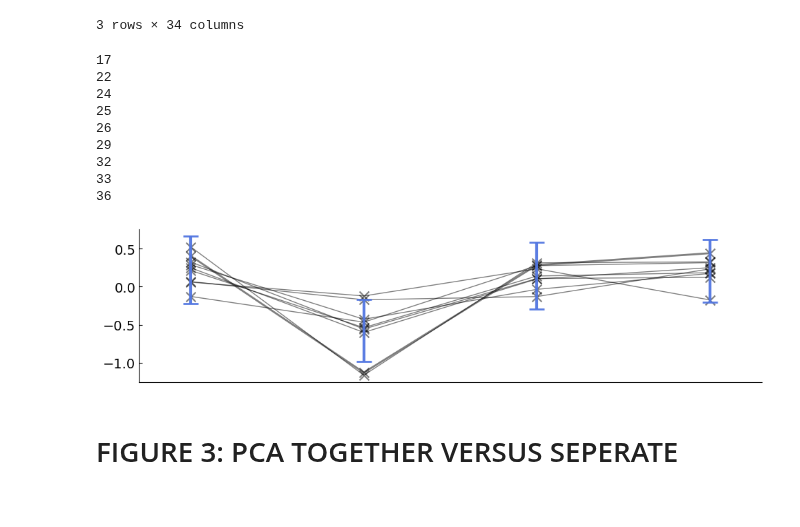
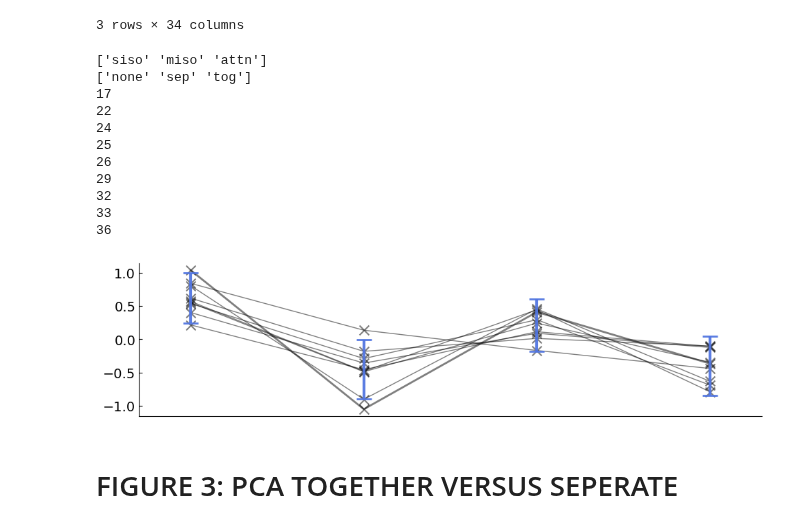
Before and after one commit to mayolabvision/NeuralDecoding, a Jupyter notebook: analyses/etra_plots.ipynb, the cells around one changed output. Drawn from its saved outputs; the diff is of its cells as text; code cells hidden in the pictures.

Commit message:
trying velocity for etra

```diff
--- a/analyses/etra_plots.ipynb
+++ b/analyses/etra_plots.ipynb
@@ -907,10 +907,10 @@ for s,sess in enumerate(df['sess'].unique()):
 
     if mt_only.shape[0] ==0 or fef_only.shape[0] ==0:
         continue
-    #print(sess)
+    print(sess)
     mt_fef_s, mt_fef_p = signif_test(mt_only, fef_only)
 
-    #print(mt_fef_s)
+    print(mt_fef_s)
     #print(mt_mtfef_s)
     #print(fef_mtfef_s)
     #print(blah)
@@ -926,7 +926,7 @@ for s,sess in enumerate(df['sess'].unique()):
         alph = 1
     elif mt_fef_p < 0.05:
         col = 'gray'
-        alph = 0.9
+        alph = 1.9
     else:
         col = 'gray'
         alph = 0.5
@@ -951,14 +951,13 @@ for s,sess in enumerate(df['sess'].unique()):
 means_all = np.array(means_all)
 
 ss, pp = signif_test(means_all[:,1], means_all[:,2])
-print(ss)
-print(pp)
+
 
 #print(np.nanstd(np.array(means_all),axis=0)*10)
 
-ax.axhline(y=np.nanmean(means_all,axis=0)[0], color=etra_cols[0], linestyle='-', linewidth=np.nanstd(np.array(means_all),axis=0)[0]*10, alpha=0.5, zorder=0)
-ax.axhline(y=np.nanmean(means_all,axis=0)[1], color=etra_cols[1], linestyle='-', linewidth=np.nanstd(np.array(means_all),axis=0)[1]*10, alpha=0.5, zorder=0)
-ax.axhline(y=np.nanmean(means_all,axis=0)[2], color=etra_cols[2], linestyle='-', linewidth=np.nanstd(np.array(means_all),axis=0)[2]*10, alpha=0.5, zorder=0)
+#ax.axhline(y=np.nanmean(means_all,axis=0)[0], color=etra_cols[0], linestyle='-', linewidth=np.nanstd(np.array(means_all),axis=0)[0]*10, alpha=0.5, zorder=0)
+#ax.axhline(y=np.nanmean(means_all,axis=0)[1], color=etra_cols[1], linestyle='-', linewidth=np.nanstd(np.array(means_all),axis=0)[1]*10, alpha=0.5, zorder=0)
+#ax.axhline(y=np.nanmean(means_all,axis=0)[2], color=etra_cols[2], linestyle='-', linewidth=np.nanstd(np.array(means_all),axis=0)[2]*10, alpha=0.5, zorder=0)
 
 #print(df.loc[(df['nFEF']==0)][val].values.mean())
 #print(df.loc[(df['nMT']==0)][val].values.mean())
@@ -1002,21 +1019,24 @@ def normalize(group):
     return (group - min_val) / (max_val - min_val)
 
 # Calculate z-score separately for each value of "sess"
-df['z_score'] = df.loc[(df['line']>=30)].groupby('sess')['R2_test_mn'].transform(calculate_z_score)
+df['z_score'] = df.loc[(df['line']>=30)].groupby('sess')['rho_test_mn'].transform(calculate_z_score)
 df['normalized'] = df.groupby('sess')['R2_test_mn'].transform(normalize)
 
 val = 'z_score'
+
+print(df['inputLayers'].unique())
+print(df['pcaFlag'].unique())
 
 #for c, kin in enumerate(df['output'].unique()):
 for s,sess in enumerate(df['sess'].unique()):
     si = df.loc[(df['inputLayers']=='siso') & (df['pcaFlag']=='none') & (df['line']>=30) & (df['sess']==sess) & (df['nFEF']!=0) & (df['nMT']!=0)][val].values
     mi = df.loc[(df['inputLayers']=='miso') & (df['pcaFlag']=='none') & (df['line']>=30) & (df['sess']==sess) & (df['nFEF']!=0) & (df['nMT']!=0)][val].values
-    pc = df.loc[(df['inputLayers']=='siso') & (df['pcaFlag']=='tog') & (df['line']>=30) & (df['sess']==sess) & (df['nFEF']!=0) & (df['nMT']!=0)][val].values
-    atn = df.loc[(df['inputLayers']=='siso') & (df['pcaFlag']=='sep') & (df['line']>=30) & (df['sess']==sess) & (df['nFEF']!=0) & (df['nMT']!=0)][val].values
+    pc = df.loc[(df['inputLayers']=='siso') & (df['pcaFlag']=='sep') & (df['line']>=30) & (df['sess']==sess) & (df['nFEF']!=0) & (df['nMT']!=0)][val].values
+    atn = df.loc[(df['inputLayers']=='attn') & (df['pcaFlag']=='none') & (df['line']>=30) & (df['sess']==sess) & (df['nFEF']!=0) & (df['nMT']!=0)][val].values
 
     #mtfef = df.loc[(df['sess']==sess) & (df['nMT']!=0) & (df['nFEF']!=0)][val].values
 
-    if si.shape[0] ==0 or mi.shape[0] ==0:
+    if si.shape[0] ==0 or mi.shape[0] ==0 or pc.shape[0] == 0 or atn.shape[0]==0:
         continue
     print(sess)
     #si_mi_s, si_mi_p = signif_test(si, mi)
@@ -1030,6 +1050,8 @@ for s,sess in enumerate(df['sess'].unique()):
     means=([np.mean(si),np.mean(mi),np.mean(pc),np.mean(atn)])
     #err=([np.std(mi)*np.sqrt(1./n+1./(n-1)),np.std(mi)*np.sqrt(1./n+1./(n-1))])
 
+    ind = np.arange(len(means))
+
     ax.scatter(np.arange(len(means)),means,color='black',alpha=0.5,marker='x',s=100,zorder=2)
 
     if sess==29:
@@ -1041,8 +1063,8 @@ for s,sess in enumerate(df['sess'].unique()):
 
 si = df.loc[(df['inputLayers']=='siso') & (df['pcaFlag']=='none') & (df['line']>=30) & (df['nFEF']!=0) & (df['nMT']!=0)][val].values
 mi = df.loc[(df['inputLayers']=='miso') & (df['pcaFlag']=='none') & (df['line']>=30) & (df['nFEF']!=0) & (df['nMT']!=0)][val].values
-pc = df.loc[(df['inputLayers']=='siso') & (df['pcaFlag']=='tog') & (df['line']>=30) & (df['nFEF']!=0) & (df['nMT']!=0)][val].values
-atn = df.loc[(df['inputLayers']=='siso') & (df['pcaFlag']=='sep') & (df['line']>=30) & (df['nFEF']!=0) & (df['nMT']!=0)][val].values
+pc = df.loc[(df['inputLayers']=='siso') & (df['pcaFlag']=='sep') & (df['line']>=30) & (df['nFEF']!=0) & (df['nMT']!=0)][val].values
+atn = df.loc[(df['inputLayers']=='attn') & (df['pcaFlag']=='none') & (df['line']>=30) & (df['nFEF']!=0) & (df['nMT']!=0)][val].values
 
 #ax.axhline(y=si.mean(), color='black', linestyle='-', linewidth=2, alpha=0.7, zorder=0)
 #ax.axhline(y=(si.mean()-np.std(si)*np.sqrt(1./n+1./(n-1))), color='black', linestyle='--', linewidth=2, alpha=0.7, zorder=0)
@@ -1066,35 +1088,37 @@ for pos, y, yerr in zip(ind, means, err): #Loop through methods and plot error b
 #elif si_mi_p < 0.05:
 #    col = 'gray'
 #    alph = 0.9
 #else:
 #    col = 'gray'
 #    alph = 0.5
 
 
 
 
 ax.set_xticks([0,1])
 #ax.set_yticks([0.4,0.6,0.8,1.0])
 #ax.set_ylim([0.3,1])
 ax.set_xlim([-0.3,3.3])
 ax.set_xticklabels([], rotation=0)
 ax.tick_params(direction='in',bottom=0)
 ax.spines['right'].set_color('none')
 ax.spines['top'].set_color('none')
 
 #plt.subplots_adjust(wspace=0.1, hspace=0.15)
-fig.savefig(FIG_FOLDER+'/sum_simi_r2xy.png', dpi=600, bbox_inches='tight')
+#fig.savefig(FIG_FOLDER+'/sum_simi_r2xy.png', dpi=600, bbox_inches='tight')
 # %% [output]
+['siso' 'miso' 'attn']
+['none' 'sep' 'tog']
 17
 22
 24
 25
 26
 29
 32
 33
 36
-[figure, old version]
+[figure, new version]
 # %% [markdown]
 # FIGURE 3: PCA TOGETHER VERSUS SEPERATE
 # %%
```
Also changed, not shown: parts of 3 cells of this notebook, 1 other file.
